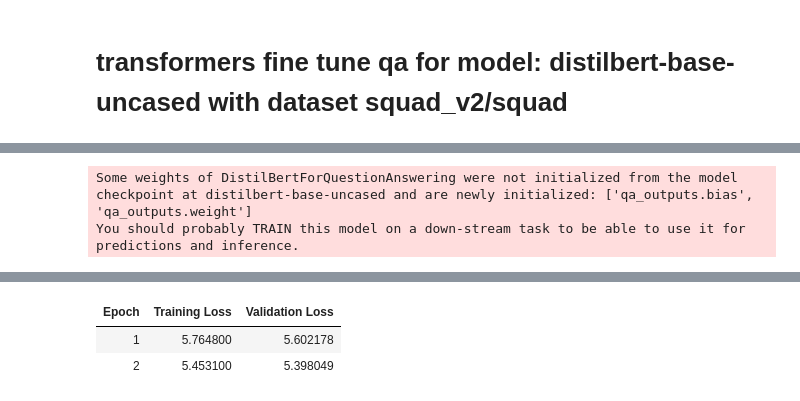
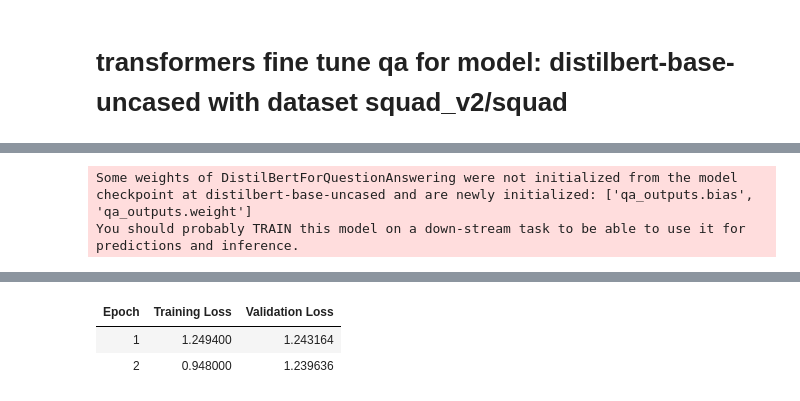
Before and after one commit to domiyang/aiapp, a Jupyter notebook: homeworks/week2/transformers/transformers-mode-fine-tune2-qa.ipynb, the cells around one changed output, grey strips where cells are left out. Saved outputs shown, nothing was run; the diff lists cells and outputs as text; code cells hidden in the pictures.

Commit message:
add run with full datasets for week2 assignment 1.2.

```diff
--- a/homeworks/week2/transformers/transformers-mode-fine-tune2-qa.ipynb
+++ b/homeworks/week2/transformers/transformers-mode-fine-tune2-qa.ipynb
@@ -21,8 +21,14 @@ from tqdm.auto import tqdm
 import collections
 import numpy as np
 
+# %pip install transformers==4.54.0 evaluate==0.4.5
+
 # Set to False for quick testing with smaller subset
-use_full_dataset = False
+use_full_dataset = True
+# used when use_full_dataset is False
+small_dataset_train_count=100
+small_dataset_test_count=10
+batch_size = 32
 
 # Create a unique timestamped base output directory
 ts = datetime.now().strftime("%Y-%m-%d_%H%M%S")
@@ -39,14 +45,15 @@ print(f"📚 Loading dataset: {dataset_name}")
 datasets_ori = load_dataset(dataset_name)
 
 # -------------------------------
-# 2. Load base Tokenizer & Model
+# 2. Define the base name for Tokenizer & Model
 # -------------------------------
 model_name_base = "distilbert-base-uncased"
-model_base = DistilBertForQuestionAnswering.from_pretrained(model_name_base)
-tokenizer = DistilBertTokenizerFast.from_pretrained(model_name_base)
-tokenizer_base = DistilBertTokenizerFast.from_pretrained(model_name_base)
 
-pad_on_right = tokenizer.padding_side == "right"
+model = None
+tokenizer = None
+encoded_datasets = None
+eval_dataset_ori = None
+
 # The maximum length of a feature (question and context)
 max_length = 384
 # The authorized overlap between two part of the context when splitting it is needed.
@@ -56,6 +63,7 @@ doc_stride = 128
 # 3. preprocess the train dataset
 # -------------------------------
 def prepare_train_features(examples):
+    pad_on_right = tokenizer.padding_side == "right"
     # 一些问题的左侧可能有很多空白字符，这对我们没有用，而且会导致上下文的截断失败
     # （标记化的问题将占用大量空间）。因此，我们删除左侧的空白字符。
     examples["question"] = [q.lstrip() for q in examples["question"]]
@@ -128,27 +136,6 @@ def prepare_train_features(examples):
 
     return tokenized_examples
 
-
-encoded_datasets = datasets_ori.map(
-    prepare_train_features,
-    batched=True,
-    remove_columns=datasets_ori["train"].column_names
-)
-
-# define the train, eval dataset
-if use_full_dataset:
-    print("Using full dataset for training and evaluation.")
-    train_dataset=encoded_datasets["train"]
-    eval_dataset=encoded_datasets["validation"]
-    eval_dataset_ori = datasets_ori["validation"]
-else:
-    print("Using smaller subset of 1000 examples for quick testing.")
-    train_dataset=encoded_datasets["train"].shuffle(seed=42).select(range(100))
-    eval_dataset=encoded_datasets["validation"].shuffle(seed=42).select(range(10))
-    eval_dataset_ori = datasets_ori["validation"].select(range(10))  # small subset for speed
-
-
-
 # -------------------------------
 # 4. Training & Saving Models (First & Second Fine-Tuning)
 # -------------------------------
@@ -166,11 +153,11 @@ def fine_tune_and_save(
     output_dir,
     train_epochs=3,
     lr=3e-5,
-    batch_size=16,
+    batch_size=batch_size,
     model_path=None  # Optional: path to a previously saved model (e.g., first fine-tuned)
 ):
     print(f"🔁 Starting {pass_name} fine-tuning pass...")
-
+    global model, tokenizer, encoded_datasets, eval_dataset_ori  # Use global variables
     # Load model & tokenizer
     if model_path:
         print(f"📥 Loading model & tokenizer from: {model_path}")
@@ -178,13 +165,32 @@ def fine_tune_and_save(
         tokenizer = DistilBertTokenizerFast.from_pretrained(model_path)
     else:
         print(f"📥 Loading base model: distilbert-base-uncased")
-        model = model_base
-        tokenizer = tokenizer_base
+        model = DistilBertForQuestionAnswering.from_pretrained(model_name_base)
+        tokenizer = DistilBertTokenizerFast.from_pretrained(model_name_base)
+
+    # prepare the train/test data for the specific tokenizer
+    encoded_datasets = datasets_ori.map(
+        prepare_train_features,
+        batched=True,
+        remove_columns=datasets_ori["train"].column_names
+    )
+
+    # define the train, eval dataset
+    if use_full_dataset:
+        print("Using full dataset for training and evaluation.")
+        train_dataset=encoded_datasets["train"]
+        eval_dataset=encoded_datasets["validation"]
+        eval_dataset_ori = datasets_ori["validation"]
+    else:
+        print(f"Using smaller subset of examples small_dataset_train_count:{small_dataset_train_count}, small_dataset_test_count:{small_dataset_test_count} for quick train/testing.")
+        train_dataset=encoded_datasets["train"].shuffle(seed=42).select(range(small_dataset_train_count))
+        eval_dataset=encoded_datasets["validation"].shuffle(seed=42).select(range(small_dataset_test_count))
+        eval_dataset_ori = datasets_ori["validation"].select(range(small_dataset_test_count))  # small subset for speed
 
     # Training arguments
     training_args = TrainingArguments(
         output_dir=f"{output_dir}/results",
-        eval_strategy="epoch",
+        evaluation_strategy="epoch",
         save_strategy="epoch",
         learning_rate=lr,
         per_device_train_batch_size=batch_size,
@@ -192,8 +198,9 @@ def fine_tune_and_save(
         num_train_epochs=train_epochs,
         weight_decay=0.01,
         logging_dir=f"{output_dir}/logs",
-        logging_steps=1,
+        logging_steps=500,
         save_total_limit=3,
+        fp16=True
     )
 
     # Trainer
@@ -241,6 +248,7 @@ second_model_dir = fine_tune_and_save(
 squad_metric = load("squad_v2" if squad_v2 else "squad")  # ⚠️ important: use same as dataset!
 
 def prepare_validation_features(examples):
+    pad_on_right = tokenizer.padding_side == "right"
     # 一些问题的左侧有很多空白，这些空白并不有用且会导致上下文截断失败（分词后的问题会占用很多空间）。
     # 因此我们移除这些左侧空白
     examples["question"] = [q.lstrip() for q in examples["question"]]
@@ -346,8 +354,8 @@ def postprocess_qa_predictions(examples, features, raw_predictions, n_best_size
 
         if len(valid_answers) > 0:
             sorted_valid_answer = sorted(valid_answers, key=lambda x: x["score"], reverse=True)
-            print(f"sorted valid_ansers={sorted_valid_answer}")
-            best_answer = sorted(valid_answers, key=lambda x: x["score"], reverse=True)[0]
+            #print(f"sorted valid_ansers count={len(sorted_valid_answer)}, first answer={sorted_valid_answer[0] if len(sorted_valid_answer) > 0 else 'None'}")
+            best_answer = sorted_valid_answer[0]
         else:
             # 在极少数情况下我们没有一个非空预测，我们创建一个假预测以避免失败。
             best_answer = {"text": "", "score": 0.0}
@@ -363,6 +371,7 @@ def postprocess_qa_predictions(examples, features, raw_predictions, n_best_size
 
 def evaluate_model_squad_format(model_dir, output_dir):
     print(f"🔍 Evaluating model: {model_dir}")
+    global model, tokenizer  # Use global model and tokenizer
     model = DistilBertForQuestionAnswering.from_pretrained(model_dir)
     tokenizer = DistilBertTokenizerFast.from_pretrained(model_dir)
 
@@ -443,3 +452,3 @@ Using smaller subset of 1000 examples for quick testing.
 | Epoch | Training Loss | Validation Loss |
-| 1 | 5.764800 | 5.602178 |
-| 2 | 5.453100 | 5.398049 |
+| 1 | 1.249400 | 1.243164 |
+| 2 | 0.948000 | 1.239636 |
```
Also changed, not shown: parts of 1 cell of this notebook.
